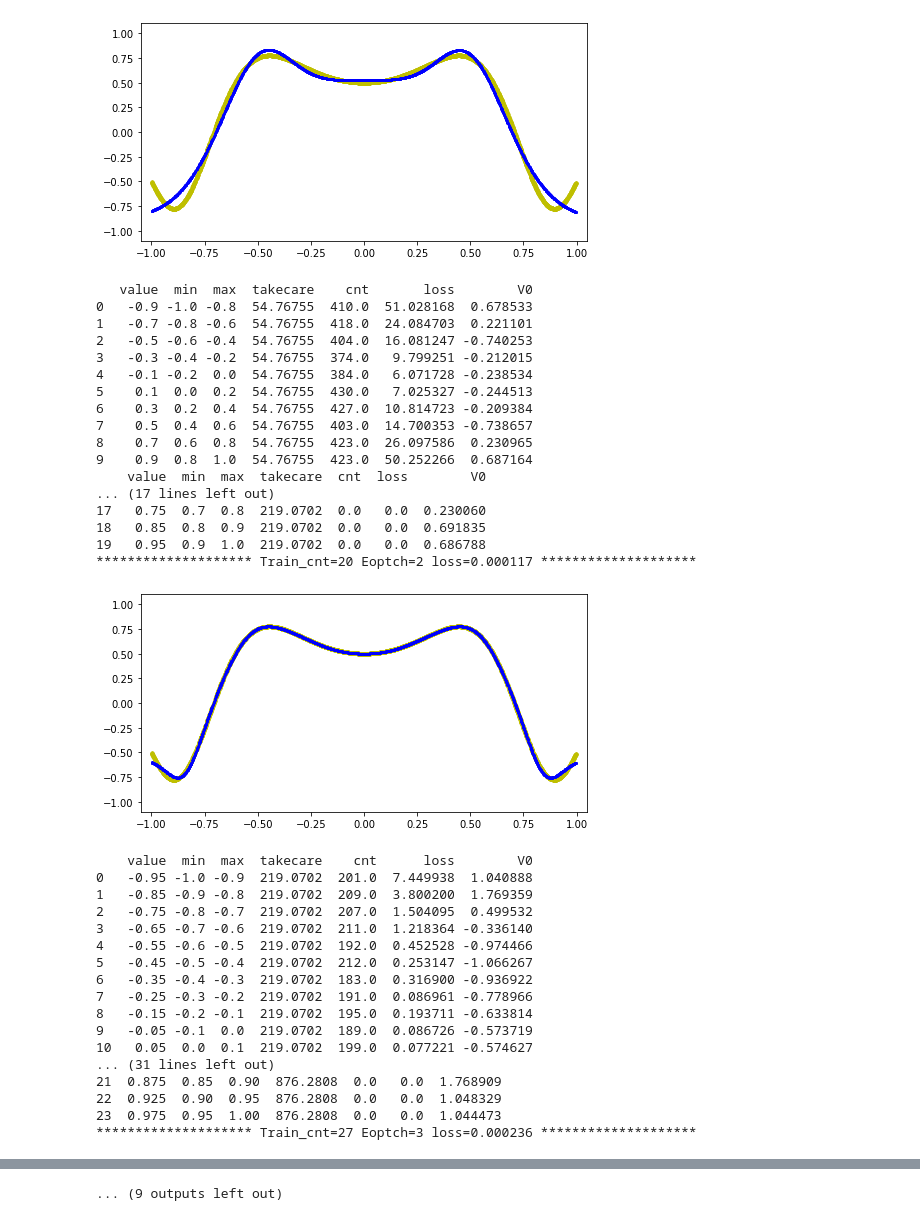
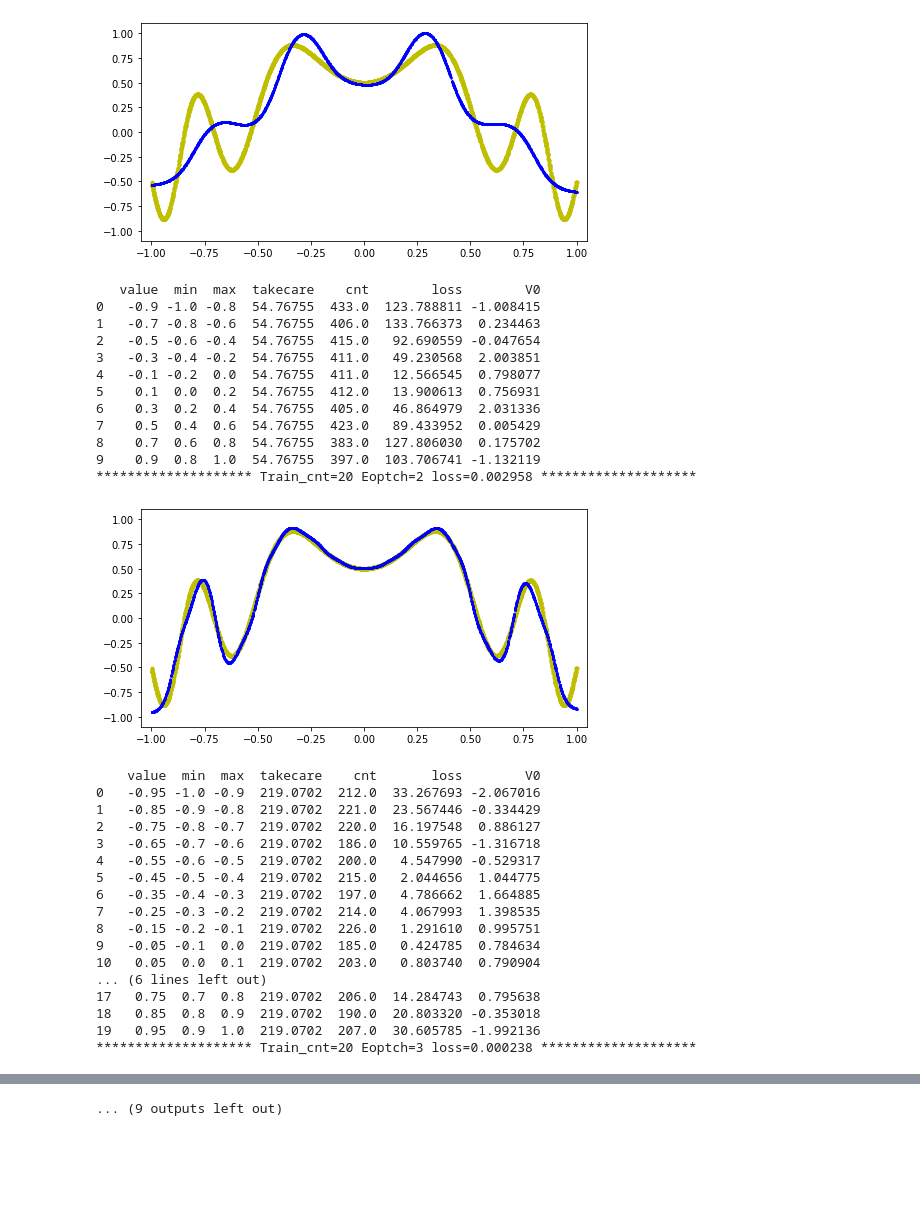
Before and after one commit to FFiot/HWnet, a Jupyter notebook: HWnet_plus/loss_feed_test.ipynb, the cells around one changed output, grey strips where cells are left out. Saved outputs shown, nothing was run; the diff lists cells and outputs as text; code cells hidden in the pictures; blank space fills up the shorter version.

Commit message:
20200325 Takecare update

```diff
--- a/HWnet_plus/loss_feed_test.ipynb
+++ b/HWnet_plus/loss_feed_test.ipynb
@@ -14,7 +14,7 @@ from HWnet_evaluate import HWnet_evaluate
 from HWnet_plus_keras_layer import HWnet_plus
 # %%
 def test_fucntion(x):
-    return np.sin(x**2 * np.pi * 2)/2 - (x)**2 + 0.5
+    return np.sin(x**2 * np.pi * 4)/2 - (x)**2 + 0.5
 
 data_train = (np.random.random(4096).astype(np.float32).reshape((-1,1)) - 0.5)*2
 # data_train = np.linspace(-1.0, 1.0, 101).astype(np.float32).reshape((-1,1))
@@ -45,7 +45,7 @@ for epotch in range(10):
     net = HWnet_plus(evaluate.get_parameter())
 
     model = keras.Sequential([net, Dense(1)])
-    model.compile(optimizer=keras.optimizers.Adam(learning_rate=0.01), loss=tf.keras.losses.Huber())
+    model.compile(optimizer=keras.optimizers.Adam(learning_rate=0.1), loss=tf.keras.losses.Huber())
     his = model.fit(data_train, target_train, batch_size=128, epochs=100, verbose=0, callbacks=[lossStop()])
 
     print('********************','Train_cnt=%d'%len(his.history['loss']) ,'Eoptch=%d'%(epotch+1), 'loss=%0.6f'%(his.history['loss'][-1]), '********************')
@@ -62,5 +62,5 @@ for epotch in range(10):
 
     evaluate.evaluate_split()
 
-    print(evaluate.dataFrame())
+#     print(evaluate.dataFrame())
 # %% [output]
@@ -68,36 +68,31 @@ for epotch in range(10):
-[figure, old version]
+[figure, new version]
-   value  min  max  takecare    cnt       loss        V0
-0   -0.9 -1.0 -0.8  54.76755  410.0  51.028168  0.678533
-1   -0.7 -0.8 -0.6  54.76755  418.0  24.084703  0.221101
-2   -0.5 -0.6 -0.4  54.76755  404.0  16.081247 -0.740253
-3   -0.3 -0.4 -0.2  54.76755  374.0   9.799251 -0.212015
-4   -0.1 -0.2  0.0  54.76755  384.0   6.071728 -0.238534
-5    0.1  0.0  0.2  54.76755  430.0   7.025327 -0.244513
-6    0.3  0.2  0.4  54.76755  427.0  10.814723 -0.209384
-7    0.5  0.4  0.6  54.76755  403.0  14.700353 -0.738657
-8    0.7  0.6  0.8  54.76755  423.0  26.097586  0.230965
-9    0.9  0.8  1.0  54.76755  423.0  50.252266  0.687164
-    value  min  max  takecare  cnt  loss        V0
-... (17 lines left out)
-17   0.75  0.7  0.8  219.0702  0.0   0.0  0.230060
-18   0.85  0.8  0.9  219.0702  0.0   0.0  0.691835
-19   0.95  0.9  1.0  219.0702  0.0   0.0  0.686788
-******************** Train_cnt=20 Eoptch=2 loss=0.000117 ********************
+   value  min  max  takecare    cnt        loss        V0
+0   -0.9 -1.0 -0.8  54.76755  433.0  123.788811 -1.008415
+1   -0.7 -0.8 -0.6  54.76755  406.0  133.766373  0.234463
+2   -0.5 -0.6 -0.4  54.76755  415.0   92.690559 -0.047654
+3   -0.3 -0.4 -0.2  54.76755  411.0   49.230568  2.003851
+4   -0.1 -0.2  0.0  54.76755  411.0   12.566545  0.798077
+5    0.1  0.0  0.2  54.76755  412.0   13.900613  0.756931
+6    0.3  0.2  0.4  54.76755  405.0   46.864979  2.031336
+7    0.5  0.4  0.6  54.76755  423.0   89.433952  0.005429
+8    0.7  0.6  0.8  54.76755  383.0  127.806030  0.175702
+9    0.9  0.8  1.0  54.76755  397.0  103.706741 -1.132119
+******************** Train_cnt=20 Eoptch=2 loss=0.002958 ********************
-[figure, old version]
+[figure, new version]
-    value  min  max  takecare    cnt      loss        V0
-0   -0.95 -1.0 -0.9  219.0702  201.0  7.449938  1.040888
-1   -0.85 -0.9 -0.8  219.0702  209.0  3.800200  1.769359
-2   -0.75 -0.8 -0.7  219.0702  207.0  1.504095  0.499532
-3   -0.65 -0.7 -0.6  219.0702  211.0  1.218364 -0.336140
-4   -0.55 -0.6 -0.5  219.0702  192.0  0.452528 -0.974466
-5   -0.45 -0.5 -0.4  219.0702  212.0  0.253147 -1.066267
-6   -0.35 -0.4 -0.3  219.0702  183.0  0.316900 -0.936922
-7   -0.25 -0.3 -0.2  219.0702  191.0  0.086961 -0.778966
-8   -0.15 -0.2 -0.1  219.0702  195.0  0.193711 -0.633814
-9   -0.05 -0.1  0.0  219.0702  189.0  0.086726 -0.573719
-10   0.05  0.0  0.1  219.0702  199.0  0.077221 -0.574627
-... (31 lines left out)
-21  0.875  0.85  0.90  876.2808  0.0   0.0  1.768909
-22  0.925  0.90  0.95  876.2808  0.0   0.0  1.048329
-23  0.975  0.95  1.00  876.2808  0.0   0.0  1.044473
-******************** Train_cnt=27 Eoptch=3 loss=0.000236 ********************
+    value  min  max  takecare    cnt       loss        V0
+0   -0.95 -1.0 -0.9  219.0702  212.0  33.267693 -2.067016
+1   -0.85 -0.9 -0.8  219.0702  221.0  23.567446 -0.334429
+2   -0.75 -0.8 -0.7  219.0702  220.0  16.197548  0.886127
+3   -0.65 -0.7 -0.6  219.0702  186.0  10.559765 -1.316718
+4   -0.55 -0.6 -0.5  219.0702  200.0   4.547990 -0.529317
+5   -0.45 -0.5 -0.4  219.0702  215.0   2.044656  1.044775
+6   -0.35 -0.4 -0.3  219.0702  197.0   4.786662  1.664885
+7   -0.25 -0.3 -0.2  219.0702  214.0   4.067993  1.398535
+8   -0.15 -0.2 -0.1  219.0702  226.0   1.291610  0.995751
+9   -0.05 -0.1  0.0  219.0702  185.0   0.424785  0.784634
+10   0.05  0.0  0.1  219.0702  203.0   0.803740  0.790904
+... (6 lines left out)
+17   0.75  0.7  0.8  219.0702  206.0  14.284743  0.795638
+18   0.85  0.8  0.9  219.0702  190.0  20.803320 -0.353018
+19   0.95  0.9  1.0  219.0702  207.0  30.605785 -1.992136
+******************** Train_cnt=20 Eoptch=3 loss=0.000238 ********************
```
Also changed, not shown: parts of 3 cells of this notebook, 3 other files.
